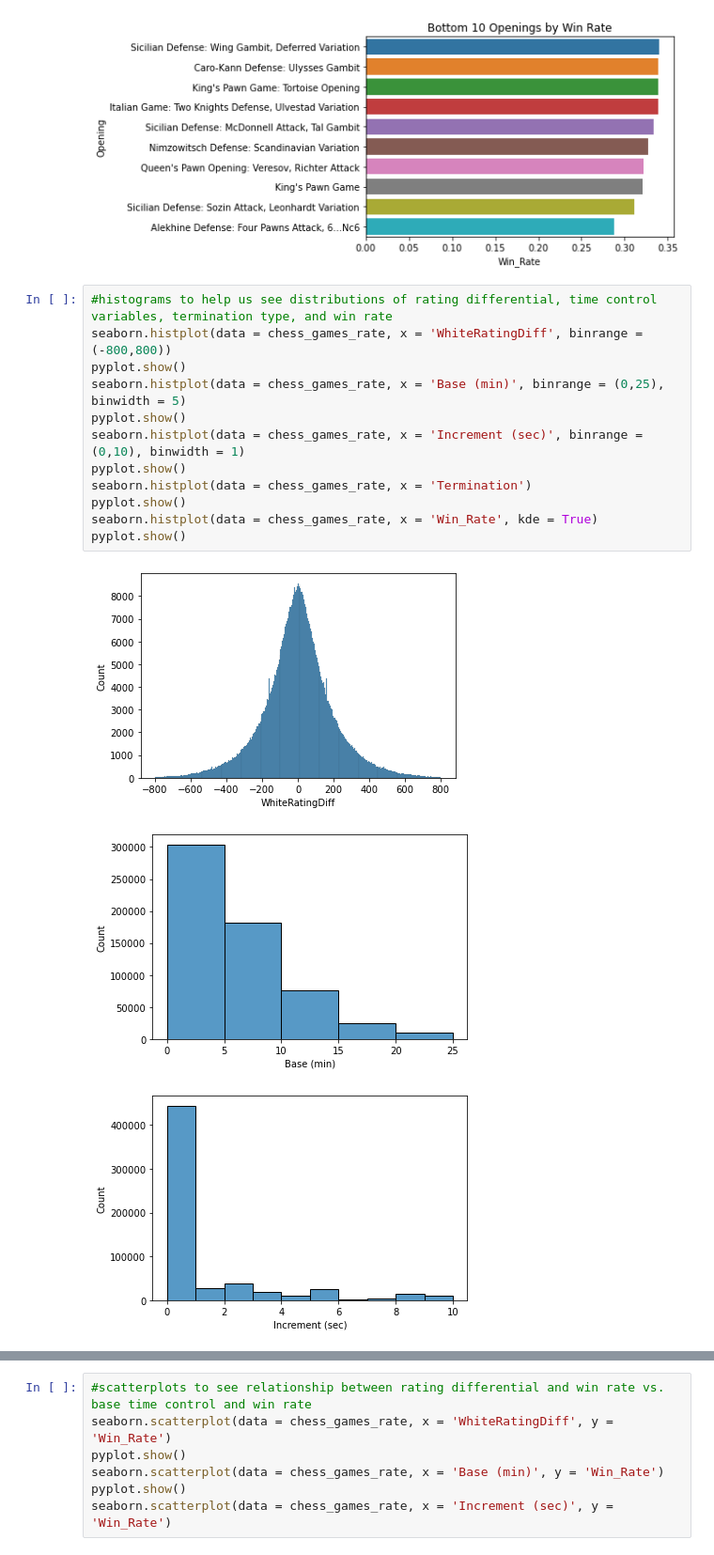
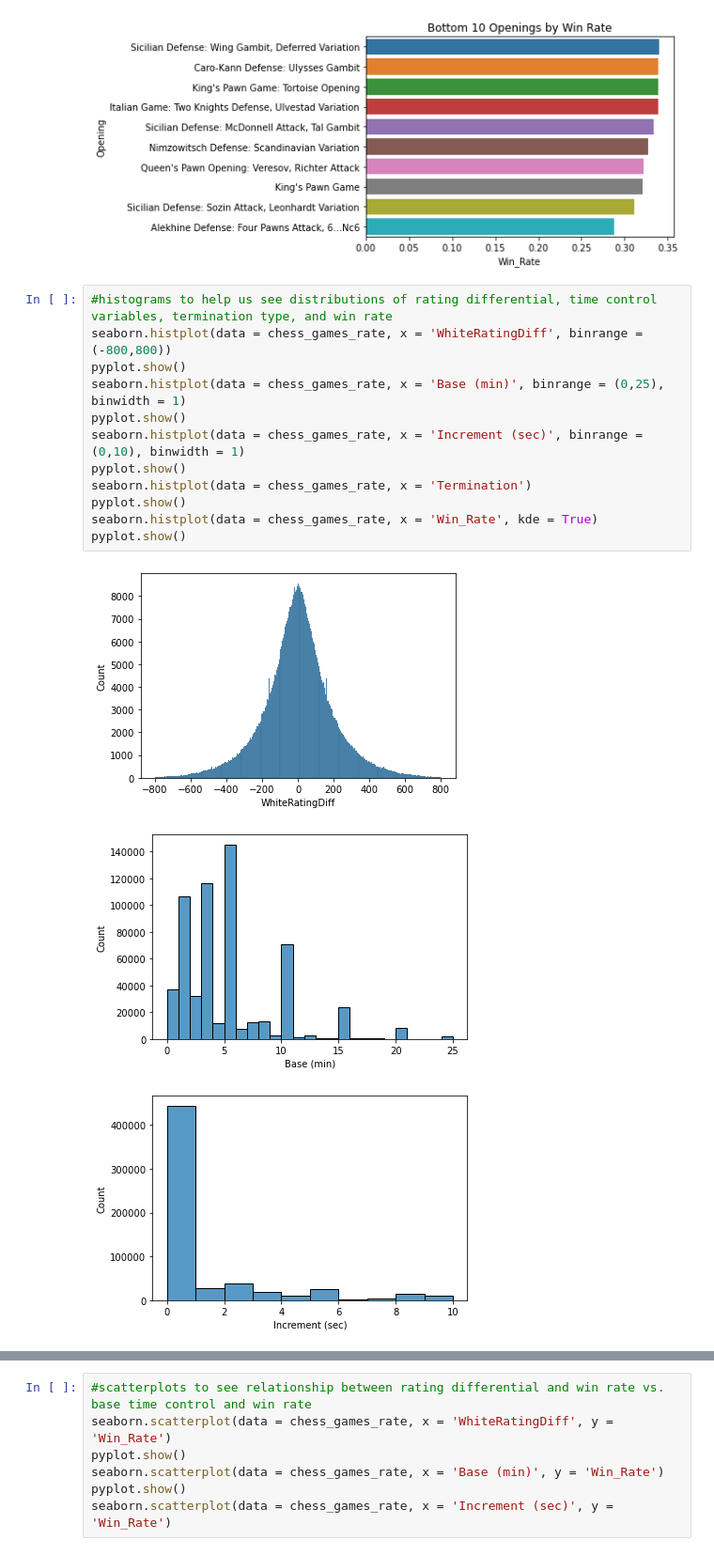
Before and after one commit to jeanie-liu/chess_win_predictor, a Jupyter notebook: milestone2.ipynb, the cells around one changed output, grey strips where cells are left out. Shown at 94% size. Cells and saved outputs as stored; diff of their text form.

Commit message:
updated bin width for a graph
updated bin width for a graph

```diff
--- a/milestone2.ipynb
+++ b/milestone2.ipynb
@@ -661,18 +663,18 @@ Returning data to local variable bottom_ten_openings_rate
 # %%
 #histograms to help us see distributions of rating differential, time control variables, termination type, and win rate
 seaborn.histplot(data = chess_games_rate, x = 'WhiteRatingDiff', binrange = (-800,800))
 pyplot.show()
-seaborn.histplot(data = chess_games_rate, x = 'Base (min)', binrange = (0,25), binwidth = 5)
+seaborn.histplot(data = chess_games_rate, x = 'Base (min)', binrange = (0,25), binwidth = 1)
 pyplot.show()
 seaborn.histplot(data = chess_games_rate, x = 'Increment (sec)', binrange = (0,10), binwidth = 1)
 pyplot.show()
 seaborn.histplot(data = chess_games_rate, x = 'Termination')
 pyplot.show()
 seaborn.histplot(data = chess_games_rate, x = 'Win_Rate', kde = True)
 pyplot.show()
 # %% [output]
 [figure]
-[figure, old version]
+[figure, new version]
 [figure]
 [figure]
 [figure]
```
Also changed, not shown: parts of 2 cells of this notebook.
